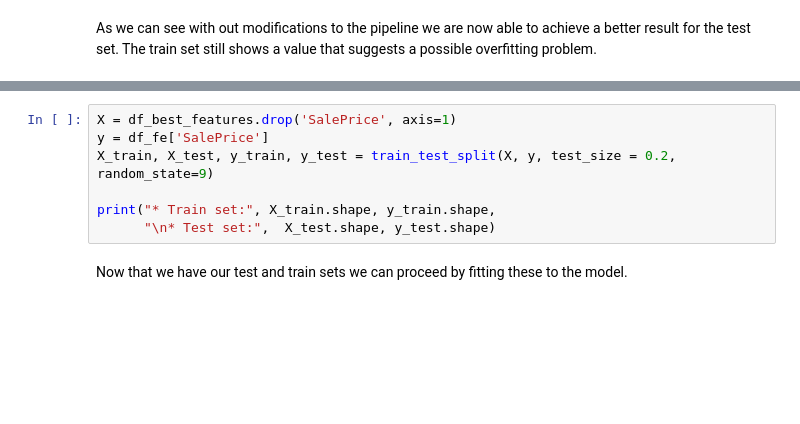
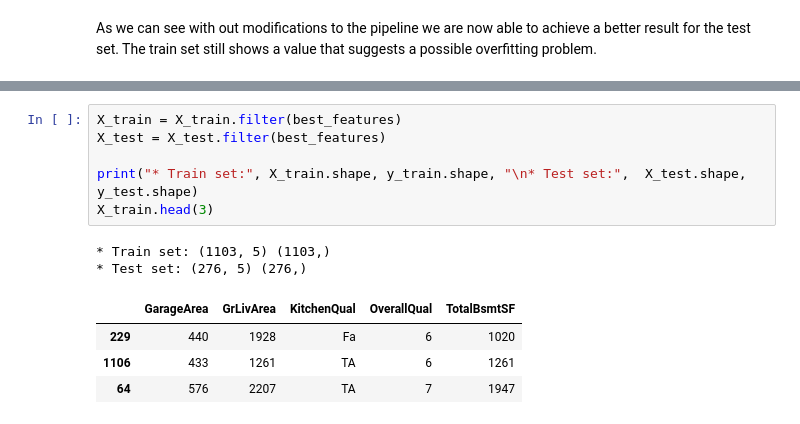
Before and after one commit to DevFabrizio/Fabrizio-Project-Five, a Jupyter notebook: jupyter_notebooks/Model and Evaluation.ipynb, the cells around one changed output, grey strips where cells are left out. Saved outputs shown, nothing was run; the diff lists cells and outputs as text; blank space fills up the shorter version.

```diff
--- a/jupyter_notebooks/Model and Evaluation.ipynb
+++ b/jupyter_notebooks/Model and Evaluation.ipynb
@@ -667,11 +615,15 @@ def regression_pipeline(model):
 
     return pipeline_base
 # %%
-X = df_best_features.drop('SalePrice', axis=1)
-y = df_fe['SalePrice']
-X_train, X_test, y_train, y_test = train_test_split(X, y, test_size = 0.2, random_state=9)
+X_train = X_train.filter(best_features)
+X_test = X_test.filter(best_features)
 
-print("* Train set:", X_train.shape, y_train.shape,
-      "\n* Test set:",  X_test.shape, y_test.shape)
+print("* Train set:", X_train.shape, y_train.shape, "\n* Test set:",  X_test.shape, y_test.shape)
+X_train.head(3)
+# %% [output]
+* Train set: (1103, 5) (1103,)
+* Test set: (276, 5) (276,)
+|  | GarageArea | GrLivArea | KitchenQual | OverallQual | TotalBsmtSF |
+| 229 | 440 | 1928 | Fa | 6 | 1020 |
+| 1106 | 433 | 1261 | TA | 6 | 1261 |
+| 64 | 576 | 2207 | TA | 7 | 1947 |
-# %% [markdown]
-Now that we have our test and train sets we can proceed by fitting these to the model.
```
Also changed, not shown: parts of 24 cells of this notebook, 7 other files.
